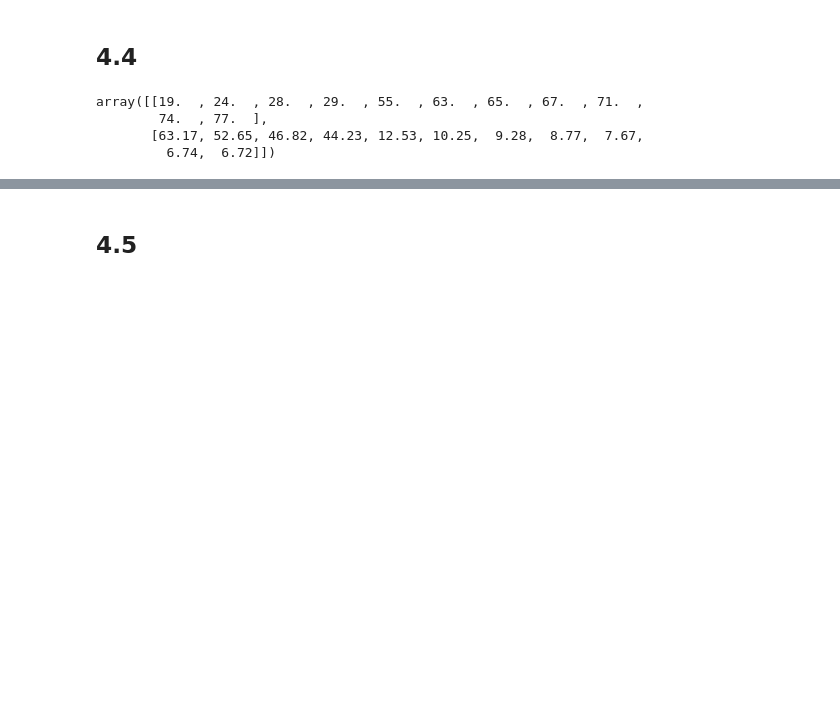
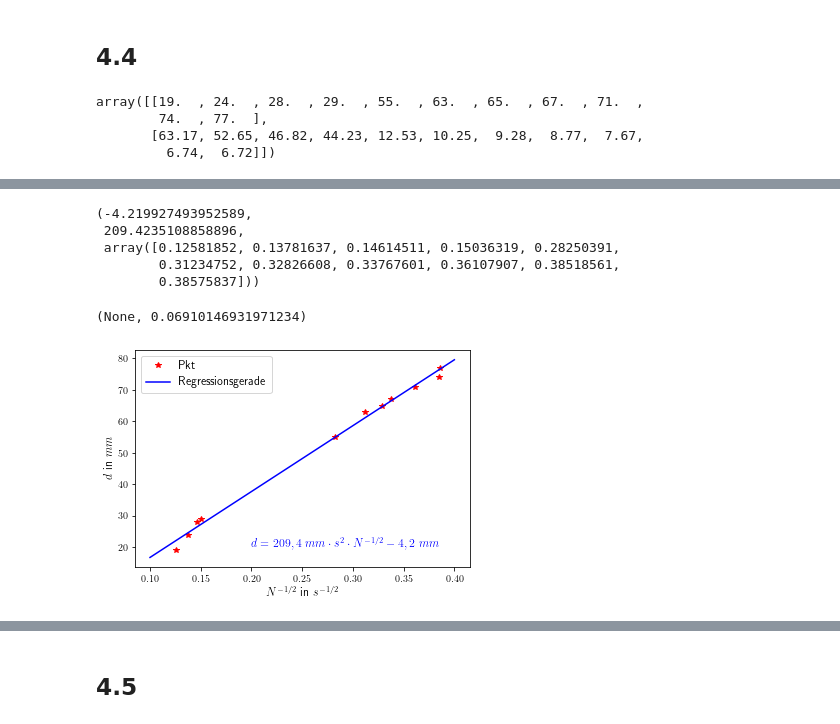
Before and after one commit to lxcrxm/Praktikum_V3, a Jupyter notebook: V3.ipynb, the cells around one changed output, grey strips where cells are left out. Drawn from its saved outputs; the diff is of its cells as text; code cells hidden in the pictures; blank space fills up the shorter version.

```diff
--- a/V3.ipynb
+++ b/V3.ipynb
@@ -202 +251,39 @@ plt.savefig('AbstandCs137.png', dpi=300)
 [figure]
+# %%
+Wurzel = 1 / np.sqrt(A4_xNa[1, :])
+
+
+
+Abstandsgerade = sp.stats.linregress(Wurzel, A4_xNa[0, :]) #Cs-137
+
+Wurzel_DF = pd.DataFrame(np.round((Wurzel), 3))
+Abstandsgerade.intercept, Abstandsgerade.slope, Wurzel
+# %% [output]
+(-4.219927493952589,
+ 209.4235108858896,
+ array([0.12581852, 0.13781637, 0.14614511, 0.15036319, 0.28250391,
+        0.31234752, 0.32826608, 0.33767601, 0.36107907, 0.38518561,
+        0.38575837]))
+# %%
+x = np.linspace(0.1, 0.4, num = 50)
+plt.plot(Wurzel, A4_xNa[0, :], 'r*', label = 'Pkt')
+
+plt.plot(x, Abstandsgerade.intercept + Abstandsgerade.slope*x, '-b', label = 'Regressionsgerade')
+
+#plt.plot(x, Abstandsgera, 'r', label = 'Regressionsgerade Cs-137')
+
+plt.legend(fontsize = 12)
+
+plt.text(0.2, 20, '$d =209,4$ $mm \cdot s^{2} \cdot N^{-1/2} - 4,2$ $mm$', fontsize = 12, color = 'b')
+
+plt.ylabel('$d$ in $mm$', fontsize = 12)
+plt.xlabel('$N^{-1/2}$ in $s^{-1/2}$', fontsize = 12)
+
+#plt.xlim([0, 5])
+#plt.ylim([10, 95])
+
+
+plt.savefig('Abstandsgerade.png', dpi=300), Abstandsgerade.slope**(-1/2)
+# %% [output]
+(None, 0.06910146931971234)
+[figure, added]
```
Also changed, not shown: parts of 16 cells of this notebook.
